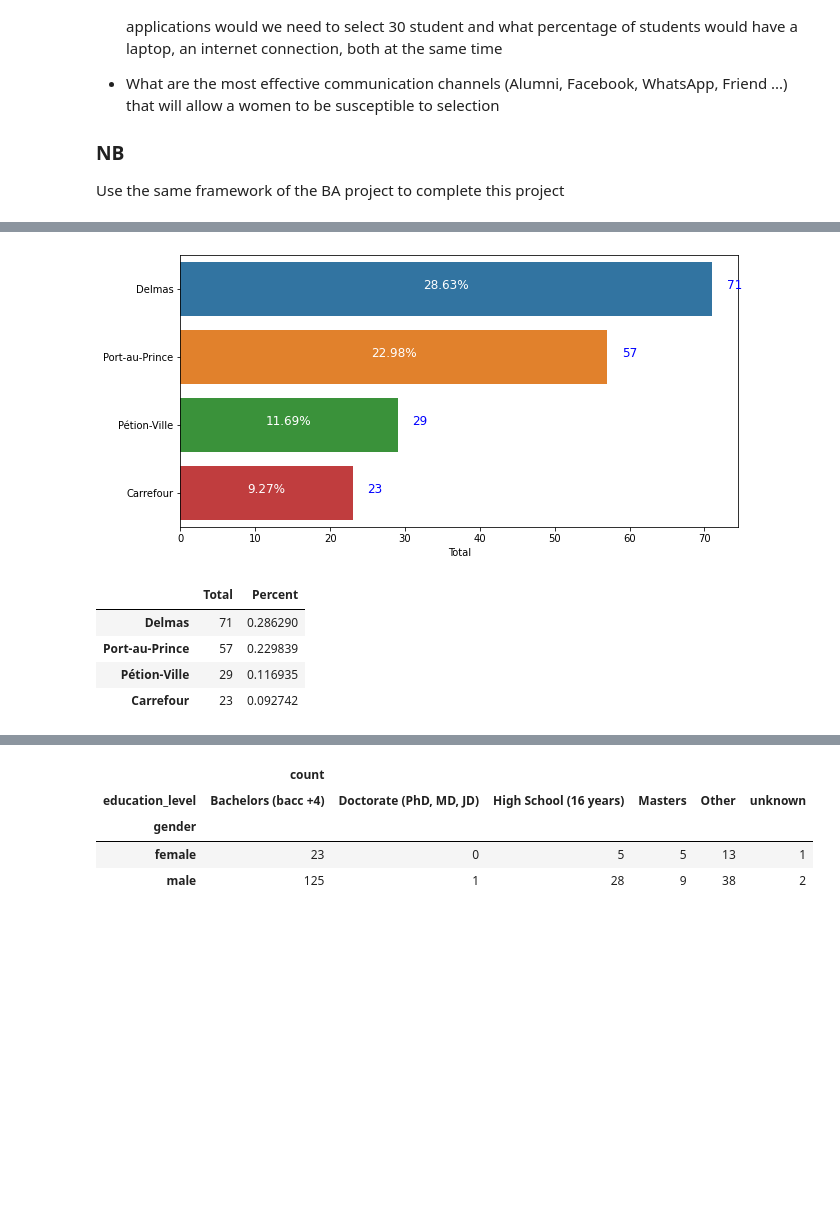
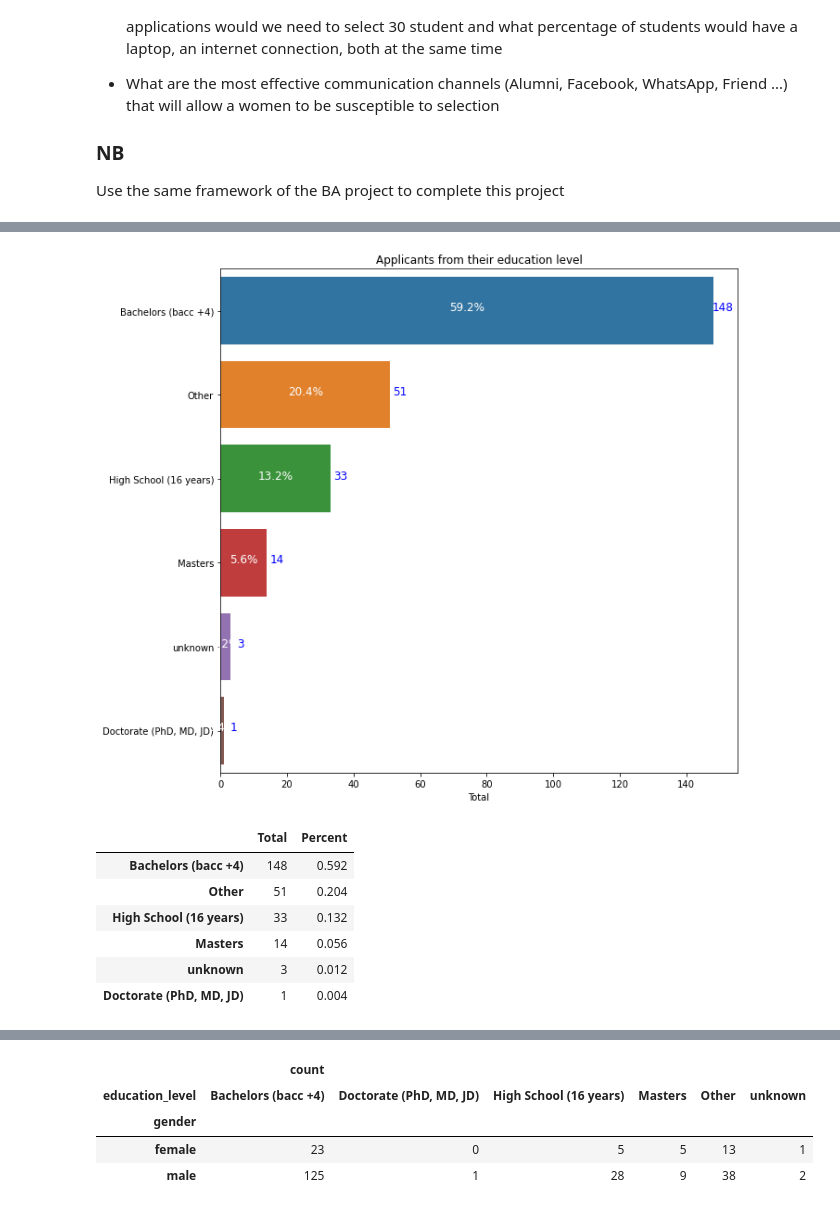
Before and after one commit to wizking-code/Mini-Project, a Jupyter notebook: homework.ipynb, the cells around one changed output, grey strips where cells are left out. Cells and saved outputs as stored; diff of their text form; code cells hidden in the pictures; blank space fills up the shorter version.

```diff
--- a/homework.ipynb
+++ b/homework.ipynb
@@ -95,7 +101,7 @@ def Calculate_Age(born) :
     return today.year - born.year - ((today.month,today.day)< (born.month,born.day))
 # %%
 study_domain1 = pd.get_dummies(data=study_domain[["quest_id", "values"]], columns=['values'], prefix="", prefix_sep="")
-study_domain2=study_domain1.groupby("quest_id").sum()
+study_domain2=study_domain.groupby("quest_id").sum()
 # %%
 technologyy = pd.get_dummies(data=technology[["key", "quest_id", "values"]], columns=['values'], prefix="", prefix_sep="")
 technologyyy=technologyy.groupby("quest_id").sum()
@@ -125,4 +141,7 @@ trans_ord= pd.concat([x,y],axis=0)
 
 enroll1=pd.merge(left=enroll,right=trans_ord, how = 'left',on = ['user_id'] )
 # %%
-merge20=pd.merge(left=merge11, right=enroll1, how = 'left',on='quest_id')
+final_merge=pd.merge(left=merge11, right=enroll1, how = 'left',on='quest_id')
+final_merge.info()
+final_merge['created_at_x']
+final_merge['created_at_x'] = pd.to_datetime(final_merge['created_at_x'])
@@ -129,2 +165,0 @@ merge20=pd.merge(left=merge11, right=enroll1, how = 'left',on='quest_id')
-# %%
-final_merge=pd.merge(left=merge20, right=enroll1, how = 'left',on='quest_id')
@@ -281,10 +419,11 @@ result4
 # %%
-#fifi=pd.pivot_table(final_merge,'quest_id',index = ['gender'],columns=['Commune_FR'],aggfunc=['count'],fill_value = 0,margins=True)
-prob_category(data=final_merge,top_n =4 ,col="Commune_FR",abs_value ="Total",rel_value ="Percent",show_plot=True, title="",figsize=(10,5))
+prob_category(data=final_merge ,top_n=7, col="education_level",abs_value ="Total",rel_value ="Percent",show_plot=True, title="Applicants from their education level",figsize=(10,10))
 # %% [output]
-[figure, old version]
+[figure, new version]
 |  | Total | Percent |
-| Delmas | 71 | 0.286290 |
-| Port-au-Prince | 57 | 0.229839 |
-| Pétion-Ville | 29 | 0.116935 |
-| Carrefour | 23 | 0.092742 |
+| Bachelors (bacc +4) | 148 | 0.592 |
+| Other | 51 | 0.204 |
+| High School (16 years) | 33 | 0.132 |
+| Masters | 14 | 0.056 |
+| unknown | 3 | 0.012 |
+| Doctorate (PhD, MD, JD) | 1 | 0.004 |
```
Also changed, not shown: parts of 58 cells of this notebook.
